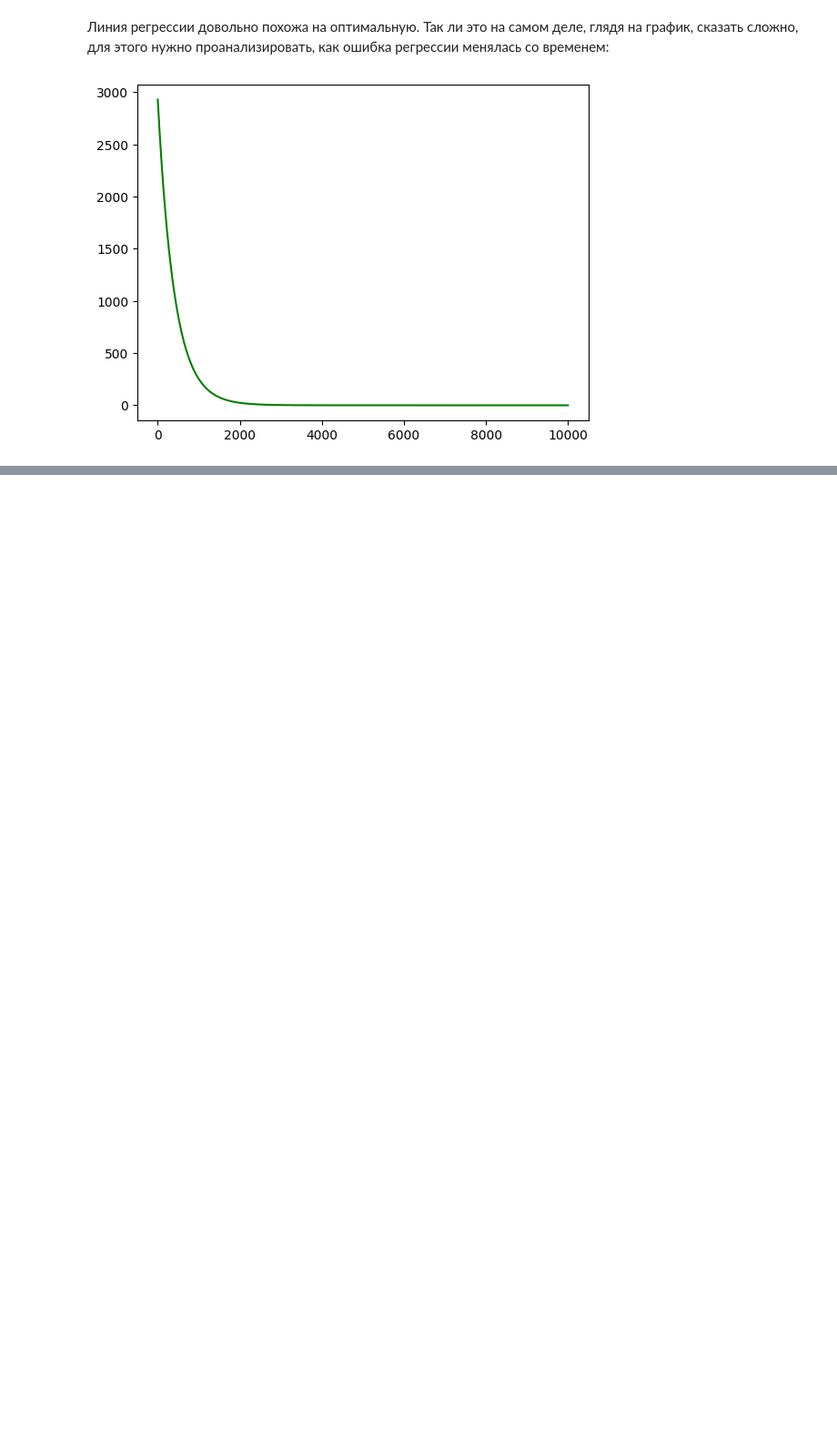
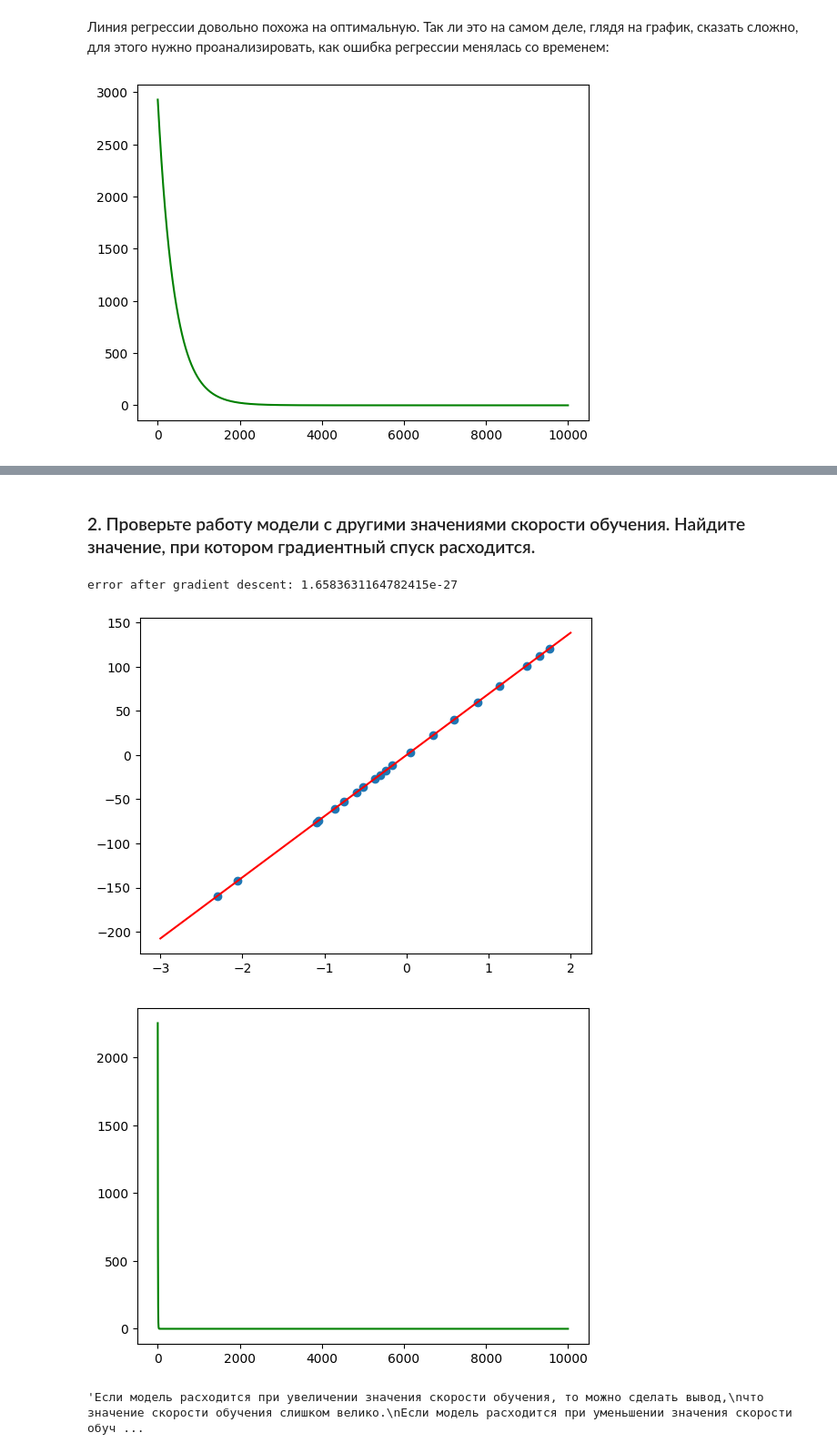
Before and after one commit to Arsenoid/Akimov-Arseniy-TOD_2023-24, a Jupyter notebook: ML1_1.ipynb, the cells around one changed output, grey strips where cells are left out. Shown at 91% size. Drawn from its saved outputs; the diff is of its cells as text; code cells hidden in the pictures; blank space fills up the shorter version.

```diff
--- a/ML1_1.ipynb
+++ b/ML1_1.ipynb
@@ -136,0 +168,40 @@ plt.show()
+# %% [markdown]
+### 2. Проверьте работу модели с другими значениями скорости обучения. Найдите значение, при котором градиентный спуск расходится.
+# %%
+class Model(object):
+    """Модель парной линейной регрессии"""
+    def __init__(self):
+        self.b0 = 0
+        self.b1 = 0
+
+    def predict(self, X):
+        return self.b0 + self.b1 * X
+
+    def error(self, X, Y):
+        return sum(((self.predict(X) - Y)**2) / (2 * len(X)))
+
+    def fit(self, X, Y, alpha=0.1, accuracy=0.01, max_steps=5000):
+        steps, errors = [], []
+        step = 0
+        for _ in range(max_steps):
+            dJ0 = sum(self.predict(X) - Y) /len(X)
+            dJ1 = sum((self.predict(X) - Y) * X) /len(X)
+            self.b0 -= alpha * dJ0
+            self.b1 -= alpha * dJ1
+            new_err = hyp.error(X, Y)
+            step += 1
+            steps.append(step)
+            errors.append(new_err)
+        return steps, errors
+
+hyp = Model()
+display_plot(x, y, hyp)
+'''Если модель расходится при увеличении значения скорости обучения, то можно сделать вывод,
+что значение скорости обучения слишком велико.
+Если модель расходится при уменьшении значения скорости обучения,
+то можно сделать вывод, что значение скорости обучения слишком мало.'''
+# %% [output]
+error after gradient descent: 1.6583631164782415e-27
+[figure, added]
+[figure, added]
+'Если модель расходится при увеличении значения скорости обучения, то можно сделать вывод,\nчто значение скорости обучения слишком велико.\nЕсли модель расходится при уменьшении значения скорости обуч ...
```
Also changed, not shown: parts of 11 cells of this notebook.
